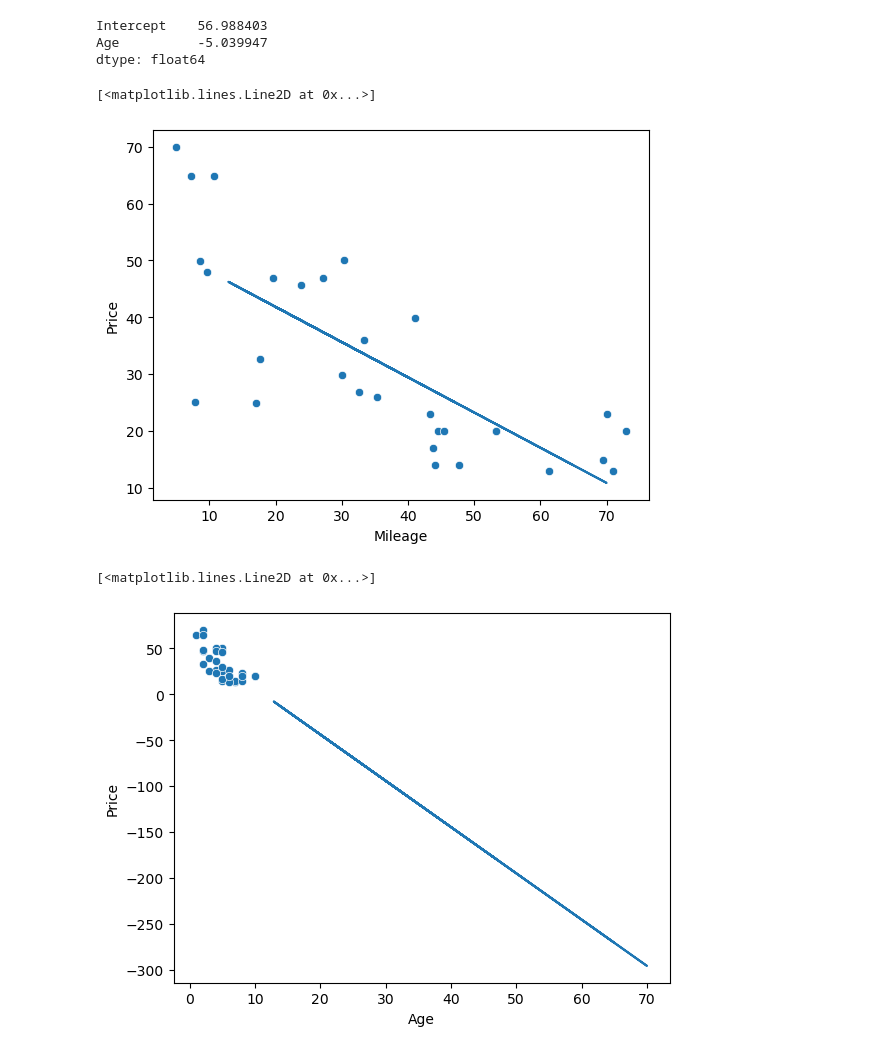
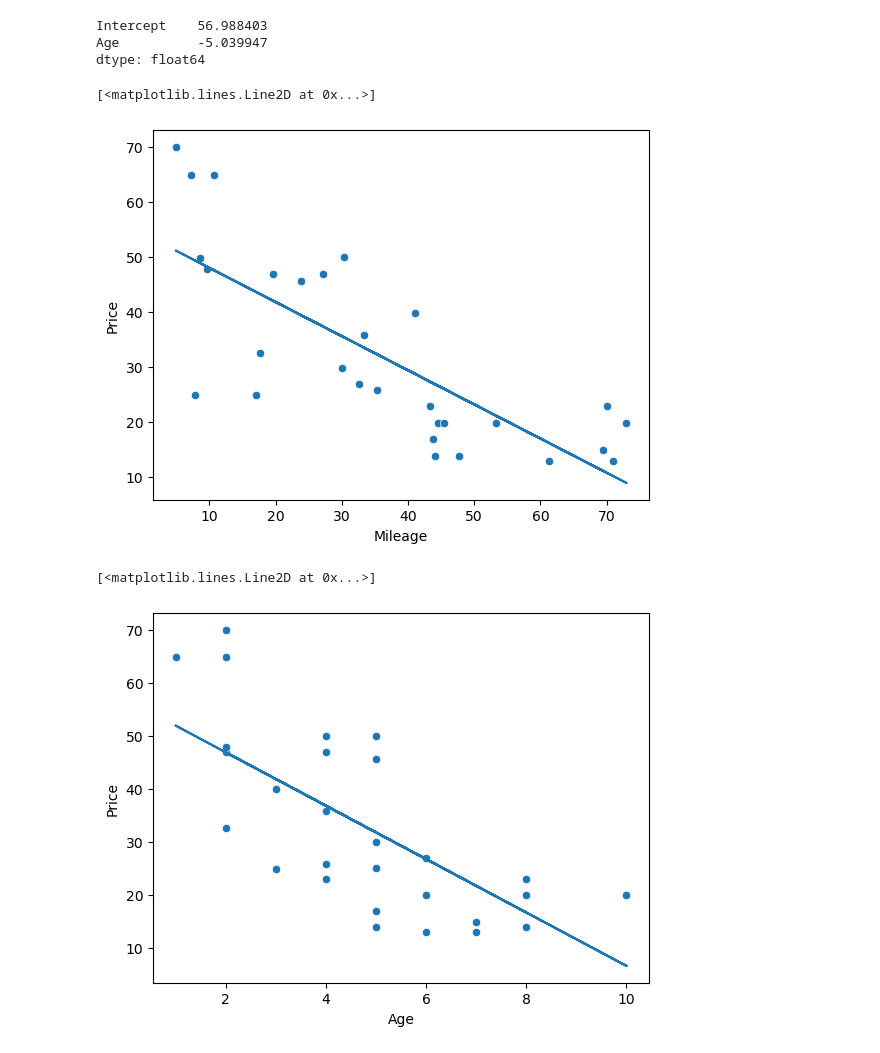
Before and after one commit to frkrbltn/MachineLearning, a Jupyter notebook: machine_learning.ipynb, the cells around one changed output. Drawn from its saved outputs; the diff is of its cells as text; code cells hidden in the pictures.

```diff
--- a/machine_learning.ipynb
+++ b/machine_learning.ipynb
@@ -12,7 +12,15 @@ import statsmodels.formula.api as smf
 # %%
 jaguar = pd.read_csv('jaguar.csv')
 porsche = pd.read_csv('porsche.csv')
+porsche['brand'] = 'porsche'
+jaguar['brand'] = 'jaguar'
 
 print(jaguar.head())
-porsche.head()
+print(porsche.head())
+
+# Combine the two dataframes
+combined = pd.concat([jaguar, porsche], ignore_index=True)
+combined.head()
+
+combined.tail()
 # %% [output]
@@ -54,19 +68,19 @@ Intercept    56.988403
 Age          -5.039947
 dtype: float64
 # %%
-jaguar['mil_line'] = jaguar['Price'] * jag_price_mil_result.params[1] + jag_price_mil_result.params[0]
+jaguar['mil_line'] = jaguar['Mileage'] * jag_price_mil_result.params[1] + jag_price_mil_result.params[0]
 ax = sns.scatterplot(x='Mileage', y='Price', data=jaguar)
-ax.plot('Price', 'mil_line', data=jaguar )
+ax.plot('Mileage', 'mil_line', data=jaguar )
 # %% [output]
 [<matplotlib.lines.Line2D at 0x...>]
-[figure, old version]
+[figure, new version]
 # %%
-jaguar['age_line'] = jaguar['Price'] * jag_price_age_result.params[1] + jag_price_age_result.params[0]
+jaguar['age_line'] = jaguar['Age'] * jag_price_age_result.params[1] + jag_price_age_result.params[0]
 ax = sns.scatterplot(x='Age', y='Price', data=jaguar)
-ax.plot('Price', 'age_line', data=jaguar )
+ax.plot('Age', 'age_line', data=jaguar )
 # %% [output]
 [<matplotlib.lines.Line2D at 0x...>]
-[figure, old version]
+[figure, new version]
 # %%
 por_price_age_result = smf.ols('Price ~ Age', data=porsche).fit()
 por_price_mil_result = smf.ols('Price ~ Mileage', data=porsche).fit()
```
Also changed, not shown: parts of 19 cells of this notebook, 1 other file.
